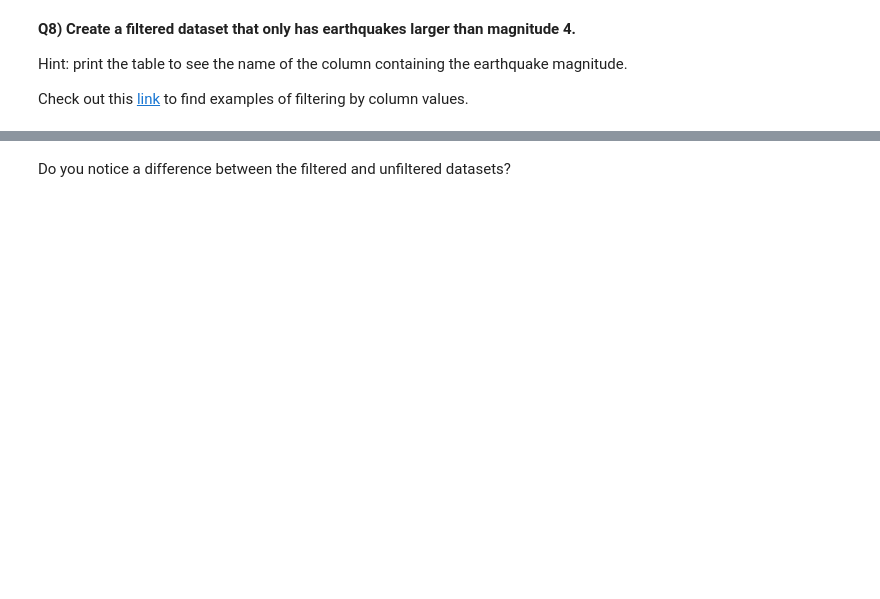
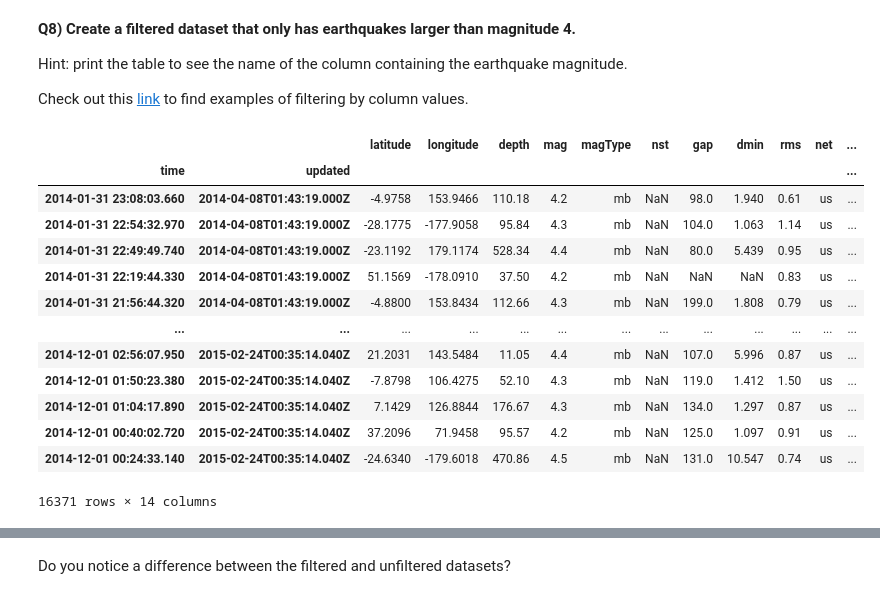
Before and after one commit to oliviaberset/2026_Intro_Python, a Jupyter notebook: live/part-I/1.5-pandas-environmental-exercises.ipynb, the cells around one changed output, grey strips where cells are left out. Saved outputs shown, nothing was run; the diff lists cells and outputs as text; code cells hidden in the pictures; blank space fills up the shorter version.

```diff
--- a/live/part-I/1.5-pandas-environmental-exercises.ipynb
+++ b/live/part-I/1.5-pandas-environmental-exercises.ipynb
@@ -159,3 +212,10 @@ Hint 2: you will use `.split()` to extract the country names. The documentation
 can be found [here](https://pandas.pydata.org/pandas-docs/stable/reference/api/pandas.Series.str.split.html?highlight=split#pandas.Series.str.split).
 # %%
 # Extract the state or country, and add it as a new column to the DataFrame called country
+
+#print(earthquake["place"])
+earthquake["country"] = earthquake["place"].str.split(",").str[1]
+print(earthquake["country"])
+
+earthquake.head()
+# Can we delete the country name in the place column ?
@@ -178,6 +278,23 @@ Check out this [link](https://www.geeksforgeeks.org/ways-to-filter-pandas-datafr
 to find examples of filtering by column values.
 # %%
 # Filter the dataset based on the earthquakes' magnitudes
+magnitude_4 = earthquake[earthquake["mag"]> 4]
+magnitude_4
+# %% [output]
+|  |  | latitude | longitude | depth | mag | magType | nst | gap | dmin | rms | net | ... |
+| time | updated |  |  |  |  |  |  |  |  |  |  | ... |
+| 2014-01-31 23:08:03.660 | 2014-04-08T01:43:19.000Z | -4.9758 | 153.9466 | 110.18 | 4.2 | mb | NaN | 98.0 | 1.940 | 0.61 | us | ... |
+| 2014-01-31 22:54:32.970 | 2014-04-08T01:43:19.000Z | -28.1775 | -177.9058 | 95.84 | 4.3 | mb | NaN | 104.0 | 1.063 | 1.14 | us | ... |
+| 2014-01-31 22:49:49.740 | 2014-04-08T01:43:19.000Z | -23.1192 | 179.1174 | 528.34 | 4.4 | mb | NaN | 80.0 | 5.439 | 0.95 | us | ... |
+| 2014-01-31 22:19:44.330 | 2014-04-08T01:43:19.000Z | 51.1569 | -178.0910 | 37.50 | 4.2 | mb | NaN | NaN | NaN | 0.83 | us | ... |
+| 2014-01-31 21:56:44.320 | 2014-04-08T01:43:19.000Z | -4.8800 | 153.8434 | 112.66 | 4.3 | mb | NaN | 199.0 | 1.808 | 0.79 | us | ... |
+| ... | ... | ... | ... | ... | ... | ... | ... | ... | ... | ... | ... | ... |
+| 2014-12-01 02:56:07.950 | 2015-02-24T00:35:14.040Z | 21.2031 | 143.5484 | 11.05 | 4.4 | mb | NaN | 107.0 | 5.996 | 0.87 | us | ... |
+| 2014-12-01 01:50:23.380 | 2015-02-24T00:35:14.040Z | -7.8798 | 106.4275 | 52.10 | 4.3 | mb | NaN | 119.0 | 1.412 | 1.50 | us | ... |
+| 2014-12-01 01:04:17.890 | 2015-02-24T00:35:14.040Z | 7.1429 | 126.8844 | 176.67 | 4.3 | mb | NaN | 134.0 | 1.297 | 0.87 | us | ... |
+| 2014-12-01 00:40:02.720 | 2015-02-24T00:35:14.040Z | 37.2096 | 71.9458 | 95.57 | 4.2 | mb | NaN | 125.0 | 1.097 | 0.91 | us | ... |
+| 2014-12-01 00:24:33.140 | 2015-02-24T00:35:14.040Z | -24.6340 | -179.6018 | 470.86 | 4.5 | mb | NaN | 131.0 | 10.547 | 0.74 | us | ... |
+16371 rows × 14 columns
 # %% [markdown]
 **Q9) Using the filtered dataset (magnitude > 4), count the number of earthquakes whose magnitudes are above 4 [Num 1], and count the number of earthquakes in each country or state [Num 2]. Make a bar chart of Num 2 for the top 5 locations with the most earthquakes.**
 
```
Also changed, not shown: parts of 8 cells of this notebook.
